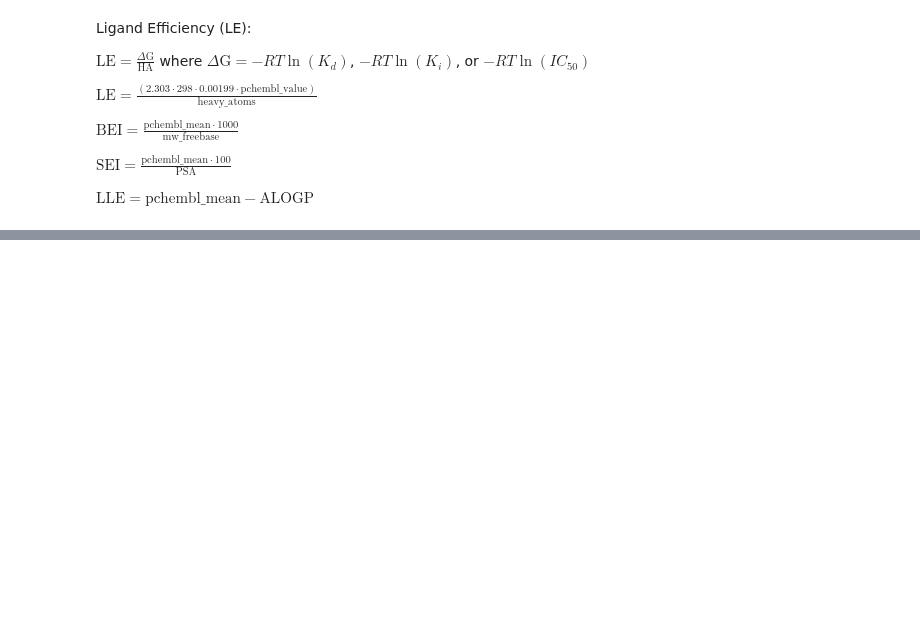
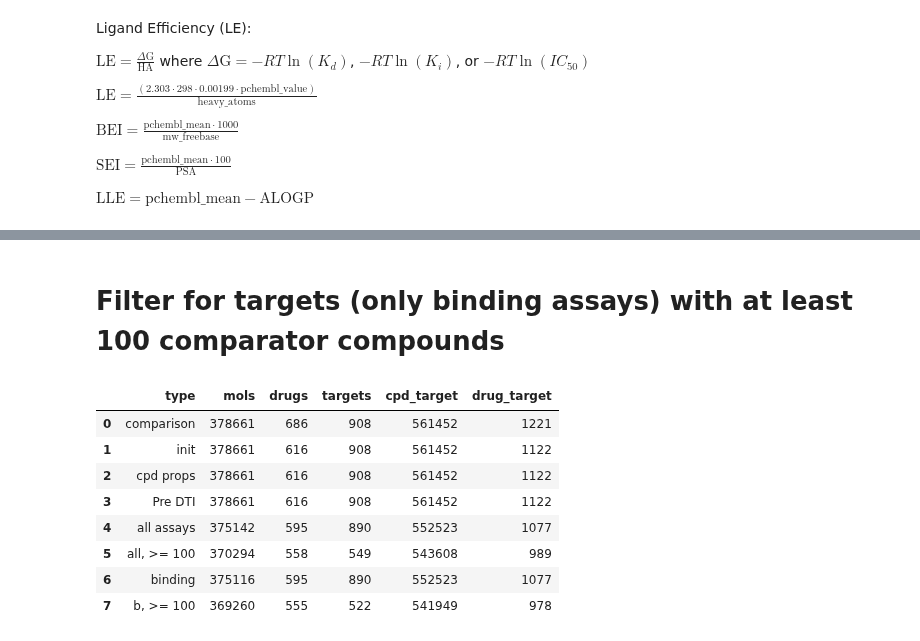
Before and after one commit to chembl/compound_target_pairs_dataset, a Jupyter notebook: Leeson_dataset_extraction.ipynb, the cells around one changed output, grey strips where cells are left out. Cells and saved outputs as stored; diff of their text form; code cells hidden in the pictures; blank space fills up the shorter version.

```diff
--- a/Leeson_dataset_extraction.ipynb
+++ b/Leeson_dataset_extraction.ipynb
@@ -618,0 +632,2 @@ data_final_targets_B_with_drug.tid.nunique()
+# %% [markdown]
+# Filter for targets (only binding assays) with at least 100 comparator compounds
@@ -618,0 +658,14 @@ data_final_targets_B_with_drug.tid.nunique()
+# %%
+############### TESTING: deleopment of intersection(curr_data, old_dataset) ###############
+pd.DataFrame(all_intersect_comp,
+                   columns=['type', 'mols', 'drugs', 'targets', 'cpd_target', 'drug_target'])
+# %% [output]
+|  | type | mols | drugs | targets | cpd_target | drug_target |
+| 0 | comparison | 378661 | 686 | 908 | 561452 | 1221 |
+| 1 | init | 378661 | 616 | 908 | 561452 | 1122 |
+| 2 | cpd props | 378661 | 616 | 908 | 561452 | 1122 |
+| 3 | Pre DTI | 378661 | 616 | 908 | 561452 | 1122 |
+| 4 | all assays | 375142 | 595 | 890 | 552523 | 1077 |
+| 5 | all, >= 100 | 370294 | 558 | 549 | 543608 | 989 |
+| 6 | binding | 375116 | 595 | 890 | 552523 | 1077 |
+| 7 | b, >= 100 | 369260 | 555 | 522 | 541949 | 978 |
```
Also changed, not shown: parts of 166 cells of this notebook.
